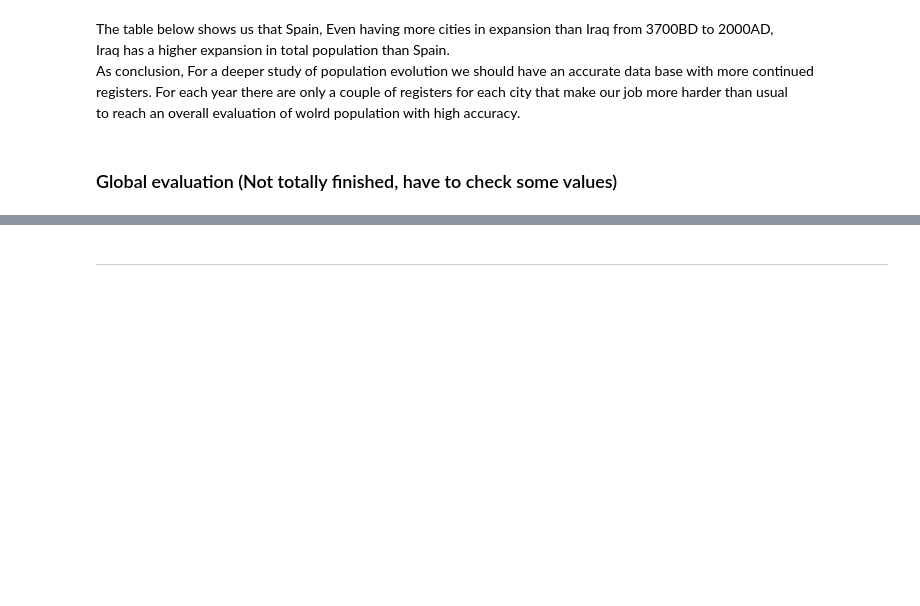
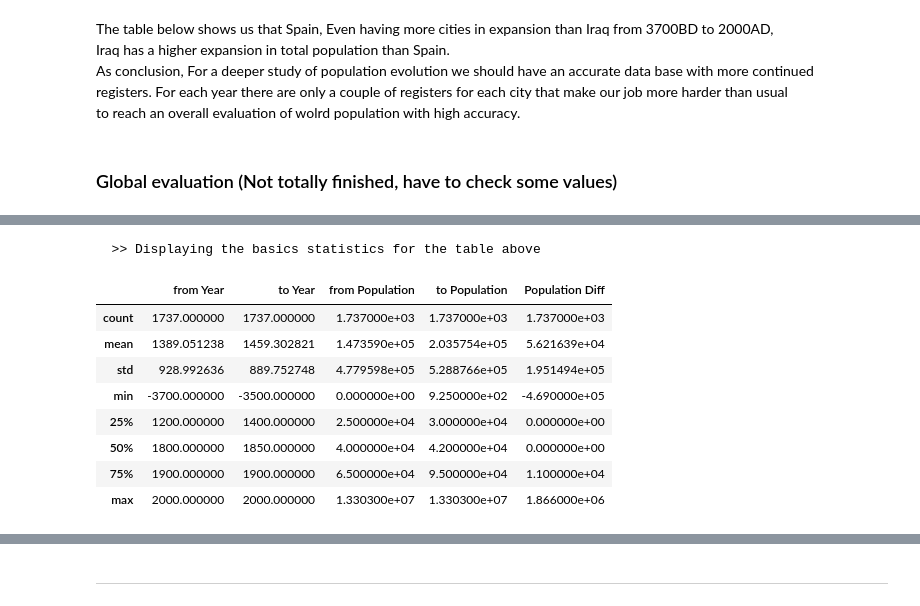
Before and after one commit to ironhack-datalabs/mad-oct-2018, a Jupyter notebook: module-1/pandas-project/your-code/pandas-project.ipynb, the cells around one changed output, grey strips where cells are left out. Saved outputs shown, nothing was run; the diff lists cells and outputs as text; code cells hidden in the pictures; blank space fills up the shorter version.

```diff
--- a/module-1/pandas-project/your-code/pandas-project.ipynb
+++ b/module-1/pandas-project/your-code/pandas-project.ipynb
@@ -360,2 +363,16 @@ Wall time: 3.23 s
+# %%
+print("  >> Displaying the basics statistics for the table above")
+display(final_final.describe())
+# %% [output]
+  >> Displaying the basics statistics for the table above
+|  | from Year | to Year | from Population | to Population | Population Diff |
+| count | 1737.000000 | 1737.000000 | 1.737000e+03 | 1.737000e+03 | 1.737000e+03 |
+| mean | 1389.051238 | 1459.302821 | 1.473590e+05 | 2.035754e+05 | 5.621639e+04 |
+| std | 928.992636 | 889.752748 | 4.779598e+05 | 5.288766e+05 | 1.951494e+05 |
+| min | -3700.000000 | -3500.000000 | 0.000000e+00 | 9.250000e+02 | -4.690000e+05 |
+| 25% | 1200.000000 | 1400.000000 | 2.500000e+04 | 3.000000e+04 | 0.000000e+00 |
+| 50% | 1800.000000 | 1850.000000 | 4.000000e+04 | 4.200000e+04 | 0.000000e+00 |
+| 75% | 1900.000000 | 1900.000000 | 6.500000e+04 | 9.500000e+04 | 1.100000e+04 |
+| max | 2000.000000 | 2000.000000 | 1.330300e+07 | 1.330300e+07 | 1.866000e+06 |
 # %%
 final_deviation=final_final['Pop Eval'].value_counts().sort_values()
```
Also changed, not shown: parts of 3 cells of this notebook.
